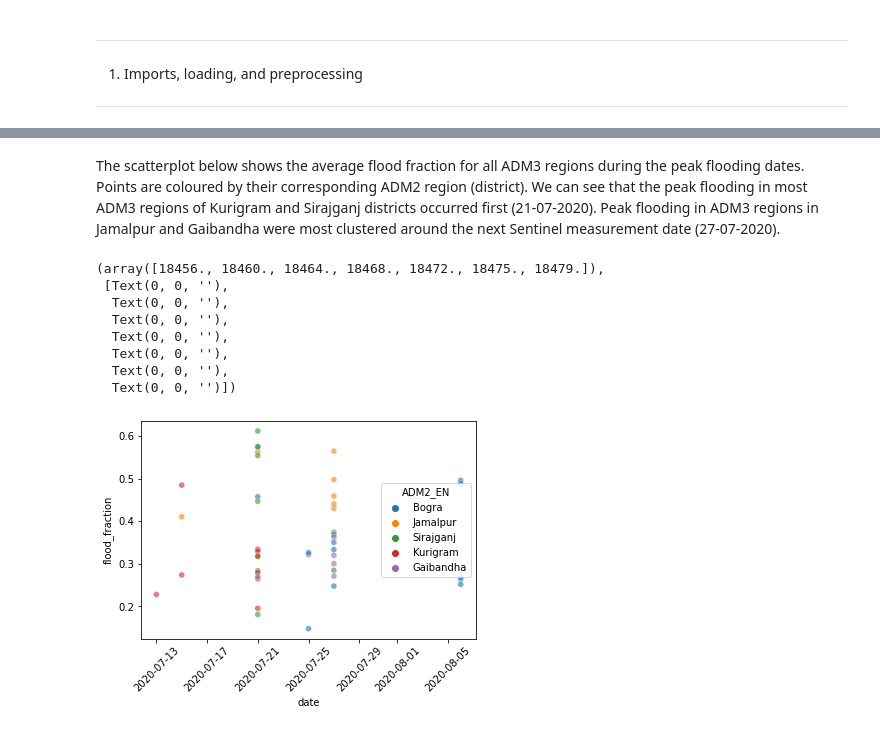
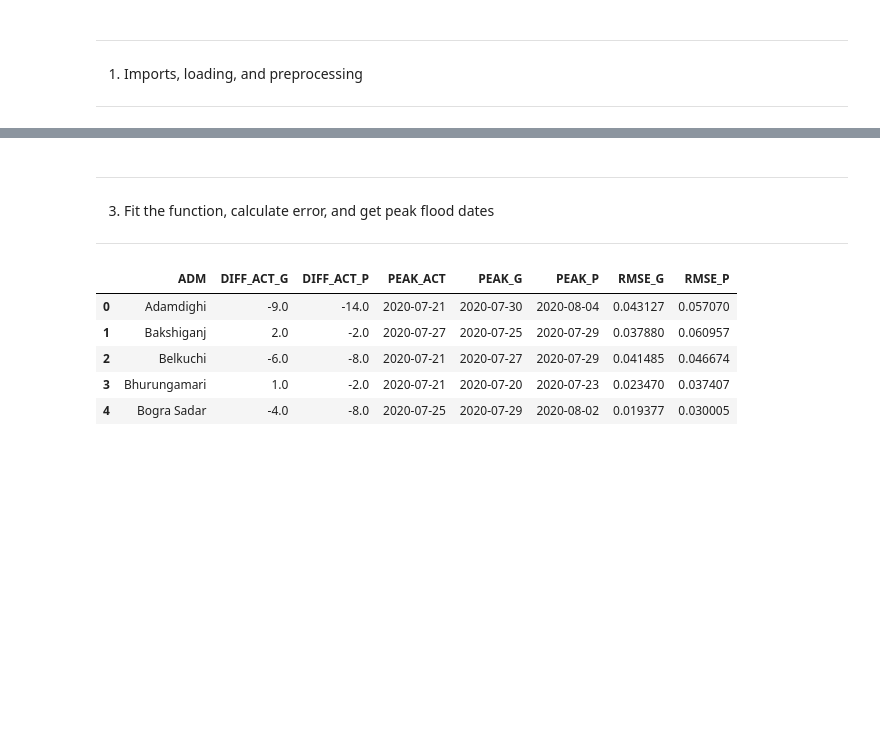
Before and after one commit to OCHA-DAP/pa-bangladesh-aa, a Jupyter notebook: notebooks/20201023_Funcfit.ipynb, the cells around one changed output, grey strips where cells are left out. Drawn from its saved outputs; the diff is of its cells as text; code cells hidden in the pictures; blank space fills up the shorter version.

```diff
--- a/notebooks/20201023_Funcfit.ipynb
+++ b/notebooks/20201023_Funcfit.ipynb
@@ -167,19 +62,4 @@ graph_ts(make_ts(merged, 'ADM2_EN'))
-# %% [markdown]
-The scatterplot below shows the average flood fraction for all ADM3 regions during the peak flooding dates. Points are coloured by their corresponding ADM2 region (district). We can see that the peak flooding in most ADM3 regions of Kurigram and Sirajganj districts occurred first (21-07-2020). Peak flooding in ADM3 regions in Jamalpur and Gaibandha were most clustered around the next Sentinel measurement date (27-07-2020).
-# %%
-# Scatter plot to compare the peak flood date with max flood extent
-# Calculated at the ADMIN 3 level but coloured by ADMIN 2
-peak = peak_ts(make_ts(merged, 'ADM3_EN'), merged)
-peak['date'] = pd.to_datetime(peak['date'])
-sns.scatterplot(data=peak, x="date", y="flood_fraction", alpha=0.6, hue='ADM2_EN')
-plt.xticks(rotation=45)
-# %% [output]
-(array([18456., 18460., 18464., 18468., 18472., 18475., 18479.]),
- [Text(0, 0, ''),
-  Text(0, 0, ''),
-  Text(0, 0, ''),
-  Text(0, 0, ''),
-  Text(0, 0, ''),
-  Text(0, 0, ''),
-  Text(0, 0, '')])
-[figure, removed]
+# %% [markdown]
+---
+3. Fit the function, calculate error, and get peak flood dates
+---
@@ -185,0 +115,9 @@ plt.xticks(rotation=45)
+# %%
+results.head()
+# %% [output]
+|  | ADM | DIFF_ACT_G | DIFF_ACT_P | PEAK_ACT | PEAK_G | PEAK_P | RMSE_G | RMSE_P |
+| 0 | Adamdighi | -9.0 | -14.0 | 2020-07-21 | 2020-07-30 | 2020-08-04 | 0.043127 | 0.057070 |
+| 1 | Bakshiganj | 2.0 | -2.0 | 2020-07-27 | 2020-07-25 | 2020-07-29 | 0.037880 | 0.060957 |
+| 2 | Belkuchi | -6.0 | -8.0 | 2020-07-21 | 2020-07-27 | 2020-07-29 | 0.041485 | 0.046674 |
+| 3 | Bhurungamari | 1.0 | -2.0 | 2020-07-21 | 2020-07-20 | 2020-07-23 | 0.023470 | 0.037407 |
+| 4 | Bogra Sadar | -4.0 | -8.0 | 2020-07-25 | 2020-07-29 | 2020-08-02 | 0.019377 | 0.030005 |
```
Also changed, not shown: parts of 22 cells of this notebook, 10 other files.
